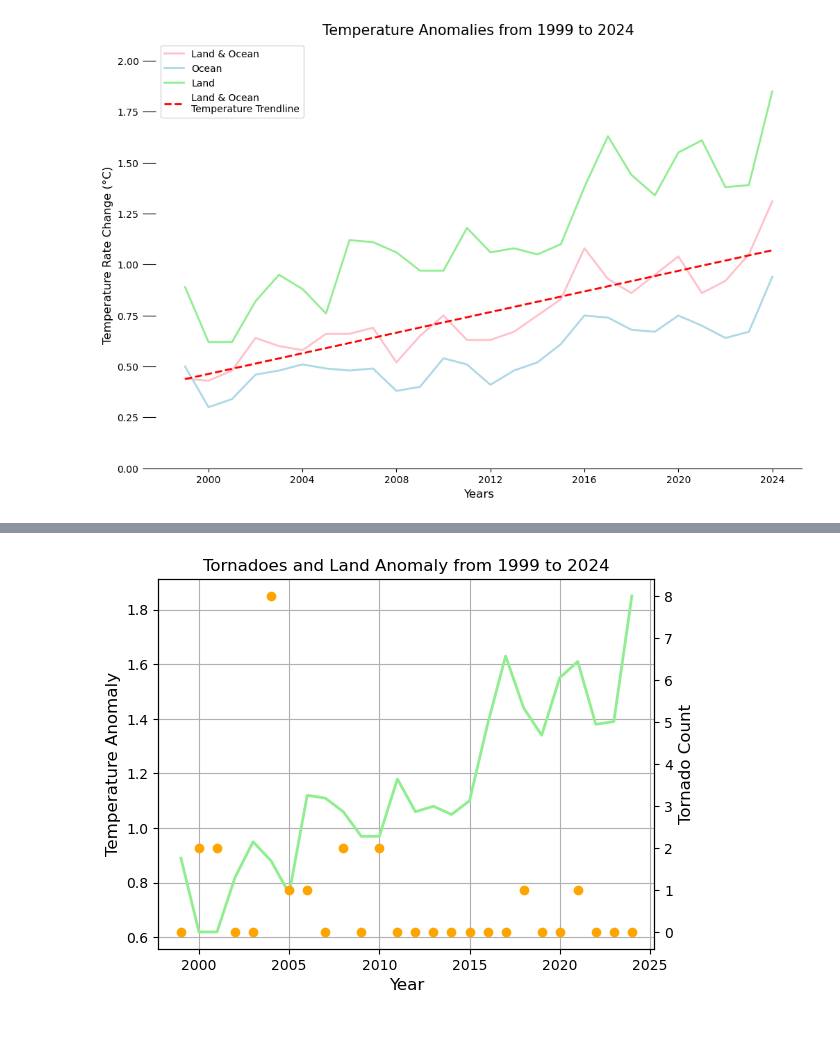
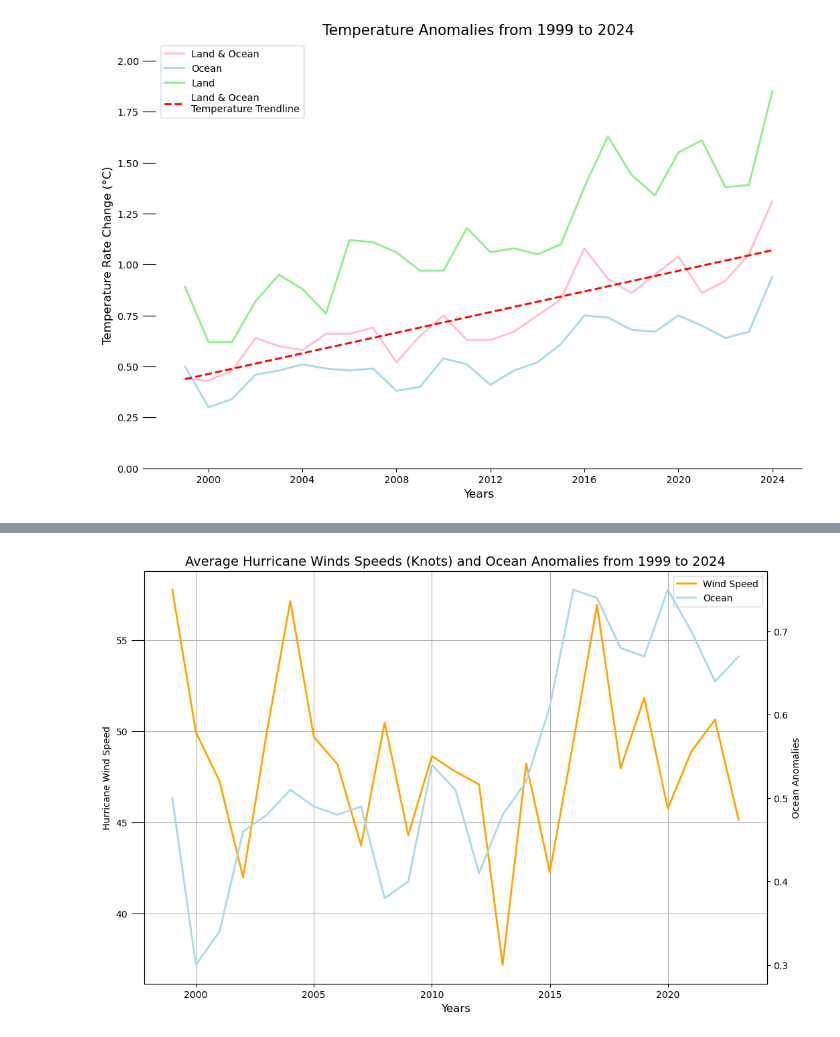
Before and after one commit to eddiexunyc/earth_temp_cyclone_data, a Jupyter notebook: DATA608_Assignment_5_Eddie_Xu.ipynb, the cells around one changed output, grey strips where cells are left out. Saved outputs shown, nothing was run; the diff lists cells and outputs as text; code cells hidden in the pictures.

```diff
--- a/DATA608_Assignment_5_Eddie_Xu.ipynb
+++ b/DATA608_Assignment_5_Eddie_Xu.ipynb
@@ -232,19 +395,22 @@ plt.show()
-# %%
-# tornado plot
-fig = plt.figure()
-ax4 = fig.add_subplot(111)
-ax4.plot(tornado_temp_data['year'], tornado_temp_data['Land Anomaly'], color='lightgreen', lw=2, label = 'Temperature')
-ax5 = ax4.twinx()
-ax5.scatter(tornado_temp_data['year'], tornado_temp_data['Fatalities'], color='orange', label = 'Tornadoes Fatalities')
-plt.title('Tornadoes and Land Anomaly from 1999 to 2024', size = 12)
-ax4.grid()
-
-# customize both x and y labels
-ax4.set_xlabel('Year', size = 12, )
-ax4.set_ylabel('Temperature Anomaly', size = 12)
-ax5.set_ylabel('Tornado Count', size = 12)
-
-plt.savefig('Correlation between Land Anomaly and Tornadoes Fatalities.png')
-plt.show()
-# %% [output]
-[figure, removed]
+# %%
+# line graph on hurricane wind speed and temperature change
+fig, ax6 = plt.subplots(figsize=(12, 8))
+ax6.plot(hurricane_wind_data['year'], hurricane_wind_data['wind_speed'], color='orange', lw=2, label = 'Wind Speed')
+ax7 = ax6.twinx()
+ax7.plot(hurricane_wind_data['year'], hurricane_wind_data['Ocean Anomaly'], color='lightblue', lw=2, label = 'Ocean')
+ax6.grid()
+
+# x and y label
+ax6.set_ylabel('Hurricane Wind Speed', color='black', fontsize=10)
+ax6.set_xlabel('Years', color='black', fontsize=12)
+ax6.tick_params(axis='y', labelcolor='black', size = 14)
+ax7.set_ylabel('Ocean Anomalies', color='black', fontsize=10)
+lns5, lab5 = ax6.get_legend_handles_labels()
+lns6, lab6 = ax7.get_legend_handles_labels()
+ax6.legend(lns5 + lns6, lab5 + lab6, loc=0)
+
+plt.title('Average Hurricane Winds Speeds (Knots) and Ocean Anomalies from 1999 to 2024', size = 14)
+plt.savefig('Correlation between Ocean Anomaly and Winds Speed.png')
+plt.show()
+# %% [output]
+[figure, added]
```
Also changed, not shown: parts of 21 cells of this notebook, 14 other files.
